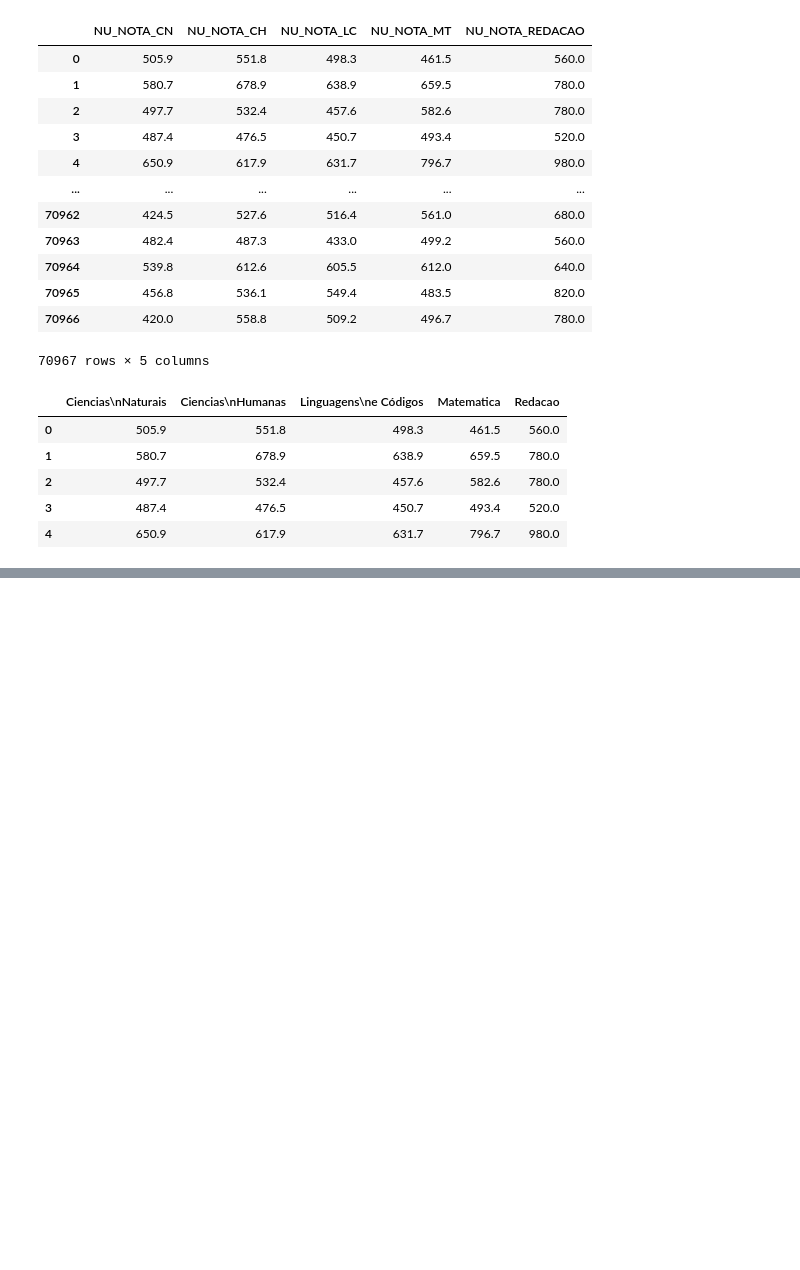
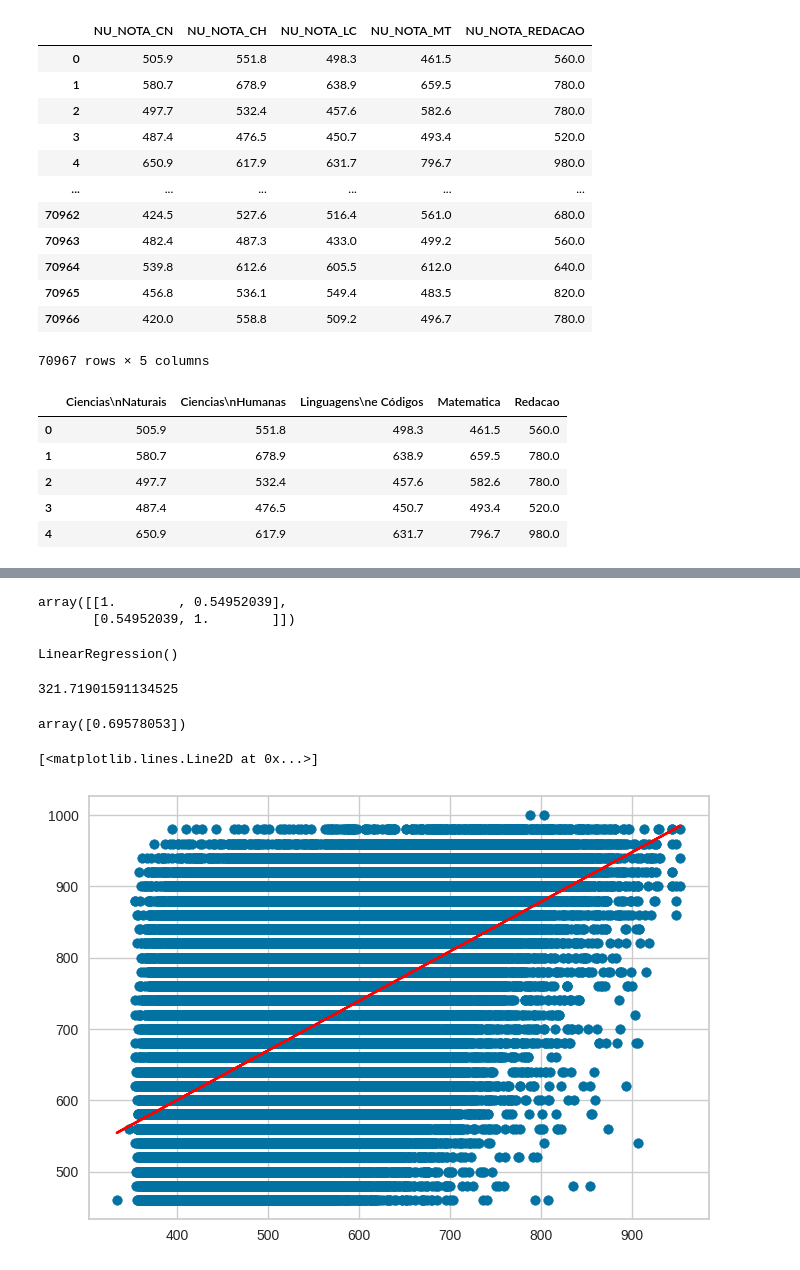
Before and after one commit to marcusfortes/projeto-final-bgds-marcus-fortes, a Jupyter notebook: trabalho_final.ipynb, the cells around one changed output, grey strips where cells are left out. Saved outputs shown, nothing was run; the diff lists cells and outputs as text; code cells hidden in the pictures; blank space fills up the shorter version.

Commit message:
Adição das regressões lineares

```diff
--- a/trabalho_final.ipynb
+++ b/trabalho_final.ipynb
@@ -487,0 +511,3 @@ plt.show()
+# %%
+x_mat = notas_analise_1["NU_NOTA_MT"].values
+y_red = notas_analise_1["NU_NOTA_REDACAO"].values
@@ -487,0 +518,27 @@ plt.show()
+# %%
+correlacao = np.corrcoef(x_mat,y_red)
+correlacao
+# %% [output]
+array([[1.        , 0.54952039],
+       [0.54952039, 1.        ]])
+# %%
+x_mat = x_mat.reshape(-1,1)
+# %%
+modelo = LinearRegression()
+modelo.fit(x_mat,y_red)
+# %% [output]
+LinearRegression()
+# %%
+modelo.intercept_
+# %% [output]
+321.71901591134525
+# %%
+modelo.coef_
+# %% [output]
+array([0.69578053])
+# %%
+plt.scatter(x_mat,y_red)
+plt.plot(x_mat,modelo.predict(x_mat),color='red')
+# %% [output]
+[<matplotlib.lines.Line2D at 0x...>]
+[figure, added]
```
Also changed, not shown: parts of 30 cells of this notebook.
